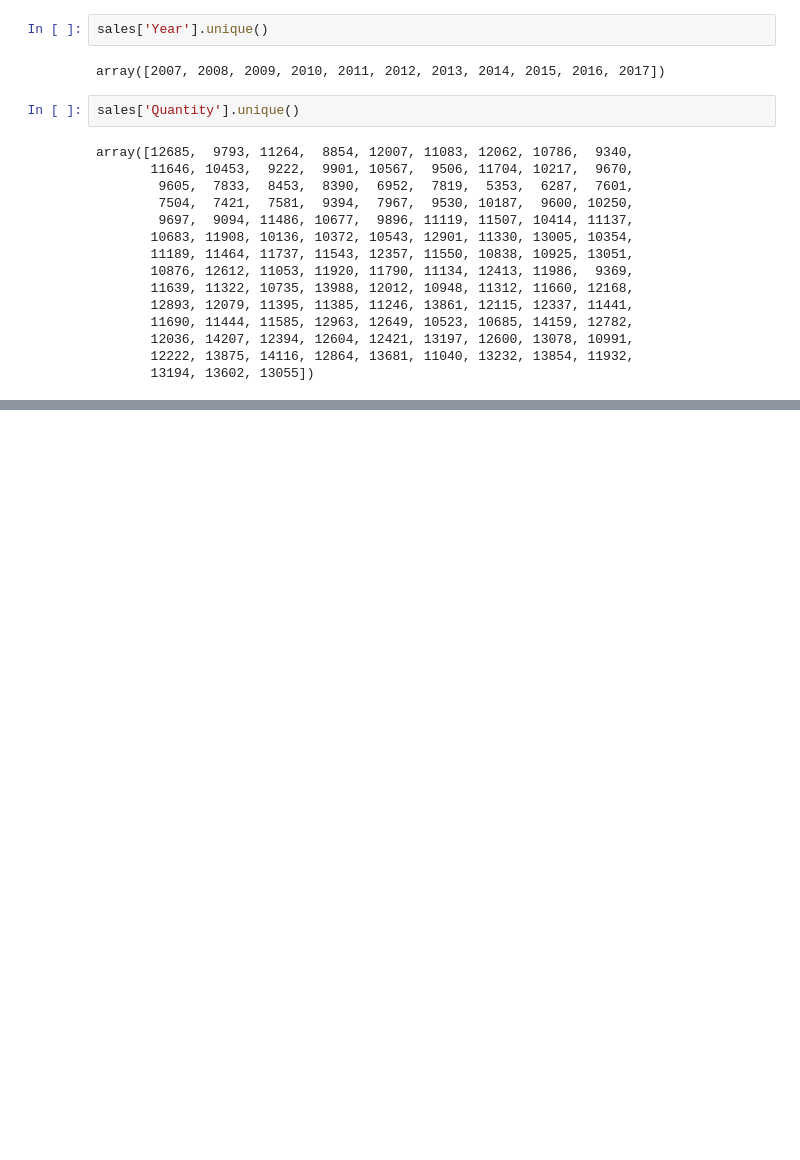
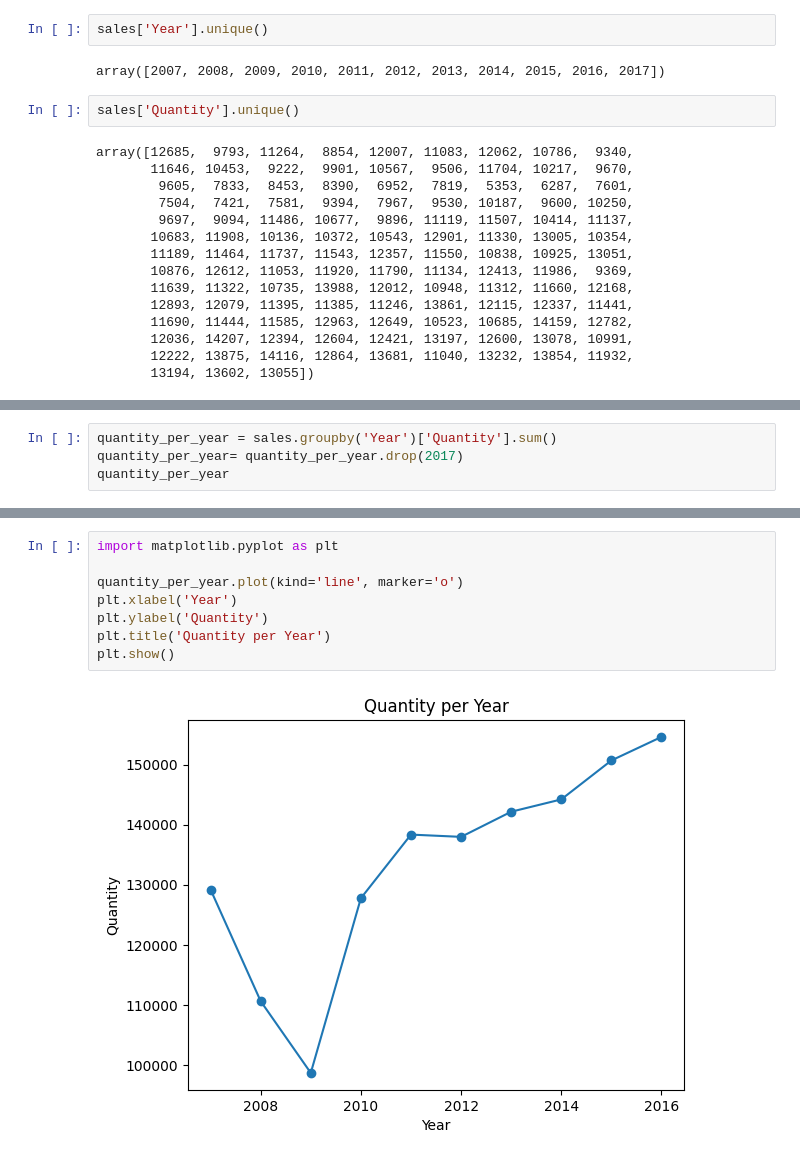
Before and after one commit to Lilit900/machine_learning_lilit_ajoyan_mlops25, a Jupyter notebook: exercises/exercise_0/sales.ipynb, the cells around one changed output, grey strips where cells are left out. Saved outputs shown, nothing was run; the diff lists cells and outputs as text; blank space fills up the shorter version.

Commit message:
add plot in sales.ipynb

```diff
--- a/exercises/exercise_0/sales.ipynb
+++ b/exercises/exercise_0/sales.ipynb
@@ -61,0 +76,4 @@ array([12685,  9793, 11264,  8854, 12007, 11083, 12062, 10786,  9340,
+# %%
+quantity_per_year = sales.groupby('Year')['Quantity'].sum()
+quantity_per_year= quantity_per_year.drop(2017)
+quantity_per_year
@@ -61,0 +93,10 @@ array([12685,  9793, 11264,  8854, 12007, 11083, 12062, 10786,  9340,
+# %%
+import matplotlib.pyplot as plt
+
+quantity_per_year.plot(kind='line', marker='o')
+plt.xlabel('Year')
+plt.ylabel('Quantity')
+plt.title('Quantity per Year')
+plt.show()
+# %% [output]
+[figure, added]
```
Also changed, not shown: parts of 3 cells of this notebook, 1 other file.
